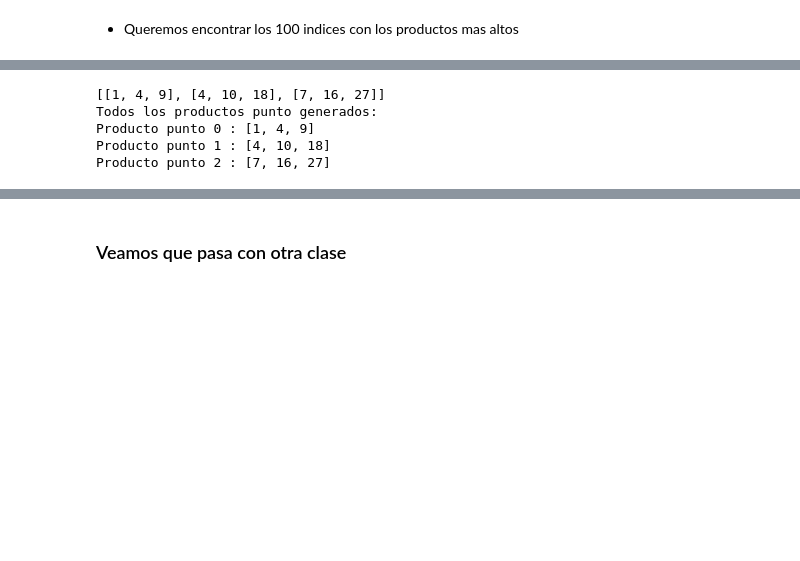
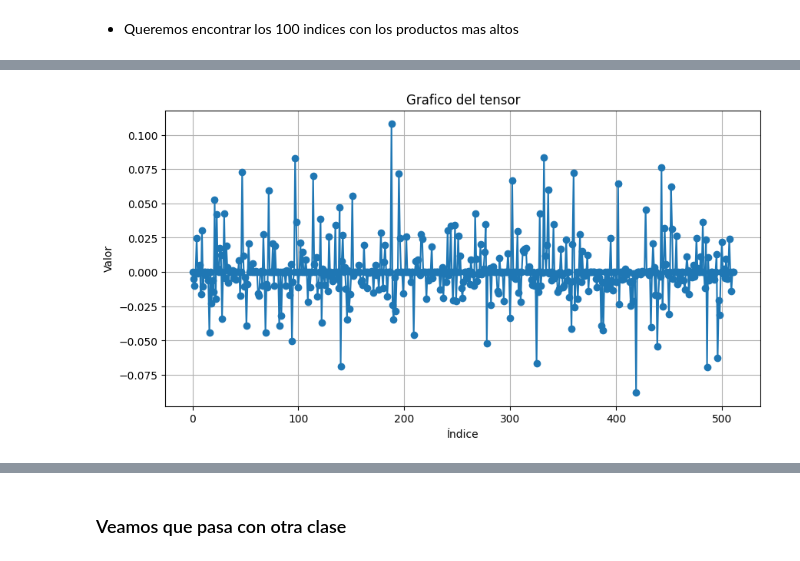
Before and after one commit to eguar11011/catastrophic_forgetting, a Jupyter notebook: Experiment_combination_classifier/Logist_embeddings.ipynb, the cells around one changed output, grey strips where cells are left out. Cells and saved outputs as stored; diff of their text form; code cells hidden in the pictures; blank space fills up the shorter version.

Commit message:
Indices con el produto mas alto y grafica de los productos

```diff
--- a/Experiment_combination_classifier/Logist_embeddings.ipynb
+++ b/Experiment_combination_classifier/Logist_embeddings.ipynb
@@ -110,4 +110,4 @@ def extractor(dataloader, model):
 # %% [markdown]
 #### Aquí tenemos todos los embeddings de todas las imagenes del número 7
 # %%
-embeddings =  extractor(eval_to_7_dataloader, model)
+embeddings_7 =  extractor(eval_to_7_dataloader, model)
@@ -129,3 +133,13 @@ estado_fase_1["linear_relu_stack.4.weight"].shape
 torch.Size([10, 512])
 # %% [markdown]
 - Queremos encontrar los 100 indices con los productos mas altos
+# %%
+def save_dot_products(vector, weights):
+    dot_products = []  # Lista para almacenar todos los productos punto
+
+    # Realizar el producto punto y guardarlos en la lista
+    for idx,row in enumerate(weights):
+        dot_product = row * vector[0][idx]
+        dot_products.append(dot_product)
+
+    return dot_products
@@ -132,3 +155,7 @@ torch.Size([10, 512])
+# %%
+estado_fase_0 = torch.load('Fase_0.pth')
 # %%
-vector = embeddings[0][0] # torch.Size([1, 512])
-weights = estado_fase_1["linear_relu_stack.4.weight"] # torch.Size([10, 512])
+vector = embeddings_7[100][0] # torch.Size([1, 512])
+row_7 = estado_fase_0["linear_relu_stack.4.weight"][7] # torch.Size([10, 512])
+dot_products =  save_dot_products(vector, row_7)
+X =  topk_indices(dot_products)
@@ -158,19 +172,20 @@ def calculate_dot_products(vector, weights):
-# %%
-def calculate_dot_products(vector, weights):
-    dot_products = []  # Lista para almacenar todos los productos punto
-
-    # Realizar el producto punto y guardarlos en la lista
-    for row in weights:
-        dot_product = [row[j] * vector[0][j] for j in range(len(vector[0]))]
-        dot_products.append(dot_product)
-
-    return dot_products
-# %% [output]
-[[1, 4, 9], [4, 10, 18], [7, 16, 27]]
-Todos los productos punto generados:
-Producto punto 0 : [1, 4, 9]
-Producto punto 1 : [4, 10, 18]
-Producto punto 2 : [7, 16, 27]
+# %%
+import matplotlib.pyplot as plt
+datos = datos = [tensor.item() for tensor in dot_products]
+
+# Crear un arreglo para los índices
+indices = range(len(datos))
+
+# Graficar los datos
+plt.figure(figsize=(10, 5))
+plt.plot(indices, datos, marker='o', linestyle='-')
+plt.xlabel('Índice')
+plt.ylabel('Valor')
+plt.title('Grafico del tensor')
+plt.grid(True)
+plt.show()
+# %% [output]
+[figure, added]
 # %%
 estado_fase_1 = torch.load('Fase_1.pth')
 # %%
```
Also changed, not shown: parts of 29 cells of this notebook.
